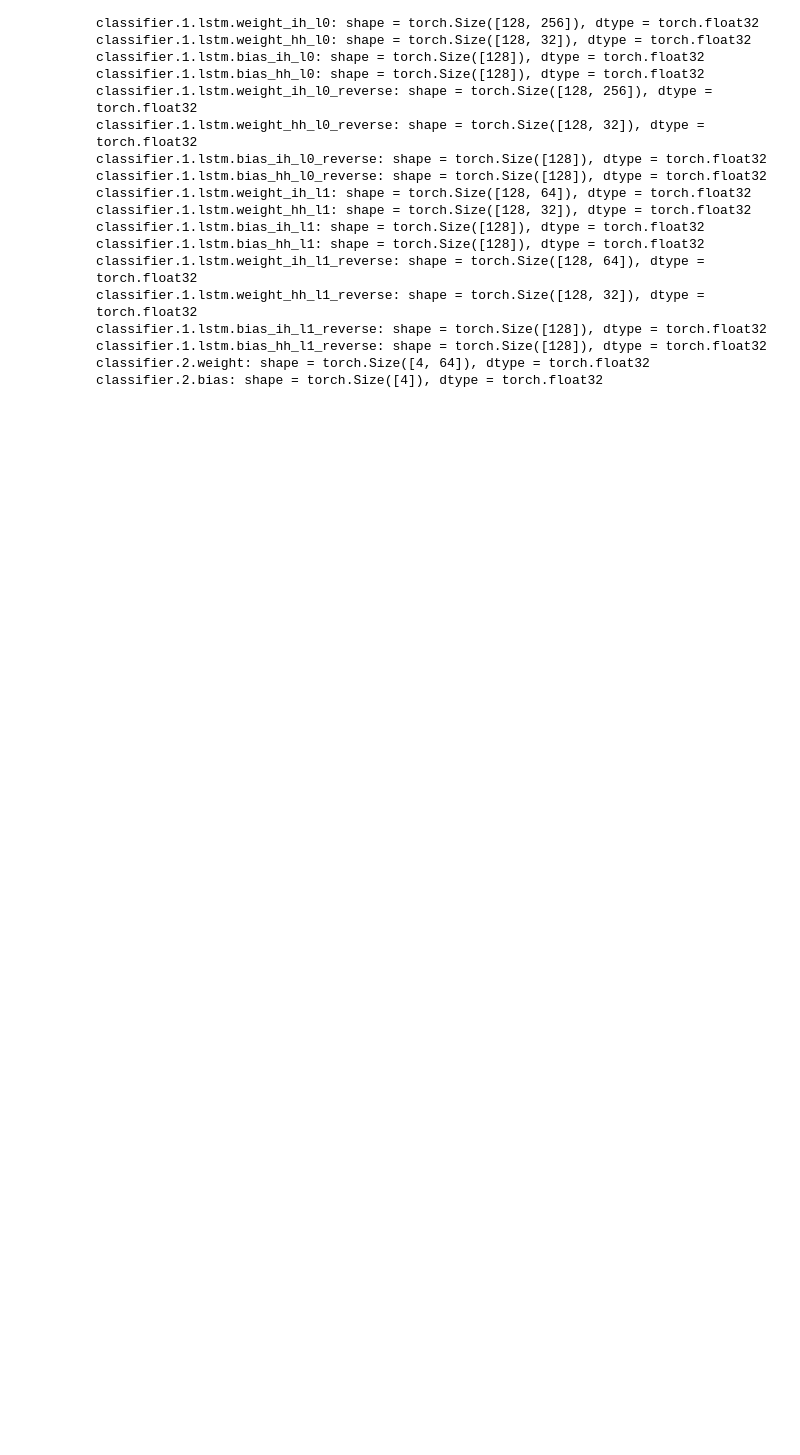
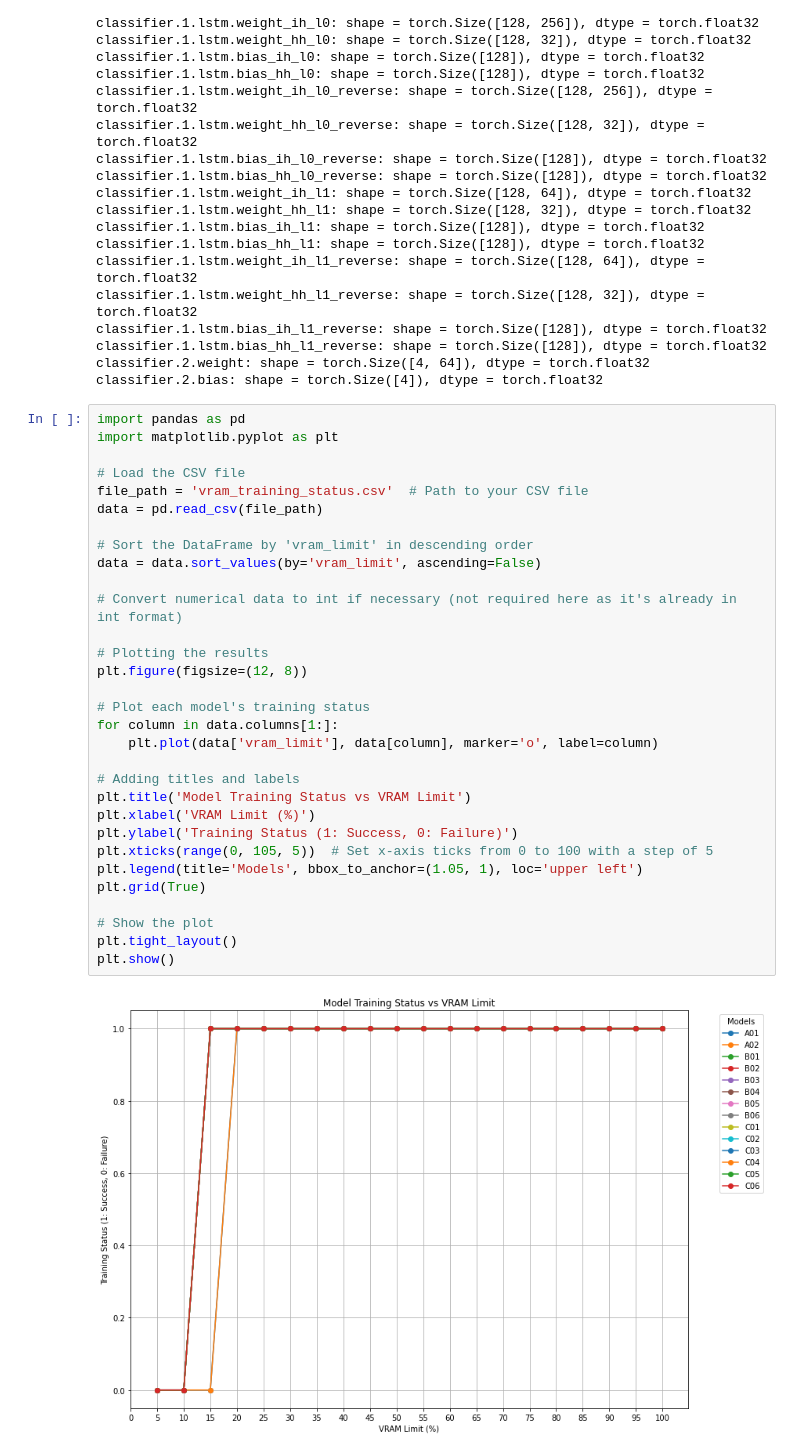
Before and after one commit to andre-arc/LC-BERT, a Jupyter notebook: efficient_visualization.ipynb, the cells around one changed output. Cells and saved outputs as stored; diff of their text form; blank space fills up the shorter version.

```diff
--- a/efficient_visualization.ipynb
+++ b/efficient_visualization.ipynb
@@ -175,3 +136,36 @@ classifier.1.lstm.bias_ih_l1_reverse: shape = torch.Size([128]), dtype = torch.f
 classifier.1.lstm.bias_hh_l1_reverse: shape = torch.Size([128]), dtype = torch.float32
 classifier.2.weight: shape = torch.Size([4, 64]), dtype = torch.float32
 classifier.2.bias: shape = torch.Size([4]), dtype = torch.float32
+# %%
+import pandas as pd
+import matplotlib.pyplot as plt
+
+# Load the CSV file
+file_path = 'vram_training_status.csv'  # Path to your CSV file
+data = pd.read_csv(file_path)
+
+# Sort the DataFrame by 'vram_limit' in descending order
+data = data.sort_values(by='vram_limit', ascending=False)
+
+# Convert numerical data to int if necessary (not required here as it's already in int format)
+
+# Plotting the results
+plt.figure(figsize=(12, 8))
+
+# Plot each model's training status
+for column in data.columns[1:]:
+    plt.plot(data['vram_limit'], data[column], marker='o', label=column)
+
+# Adding titles and labels
+plt.title('Model Training Status vs VRAM Limit')
+plt.xlabel('VRAM Limit (%)')
+plt.ylabel('Training Status (1: Success, 0: Failure)')
+plt.xticks(range(0, 105, 5))  # Set x-axis ticks from 0 to 100 with a step of 5
+plt.legend(title='Models', bbox_to_anchor=(1.05, 1), loc='upper left')
+plt.grid(True)
+
+# Show the plot
+plt.tight_layout()
+plt.show()
+# %% [output]
+[figure, added]
```
Also changed, not shown: parts of 9 cells of this notebook, 7 other files.
